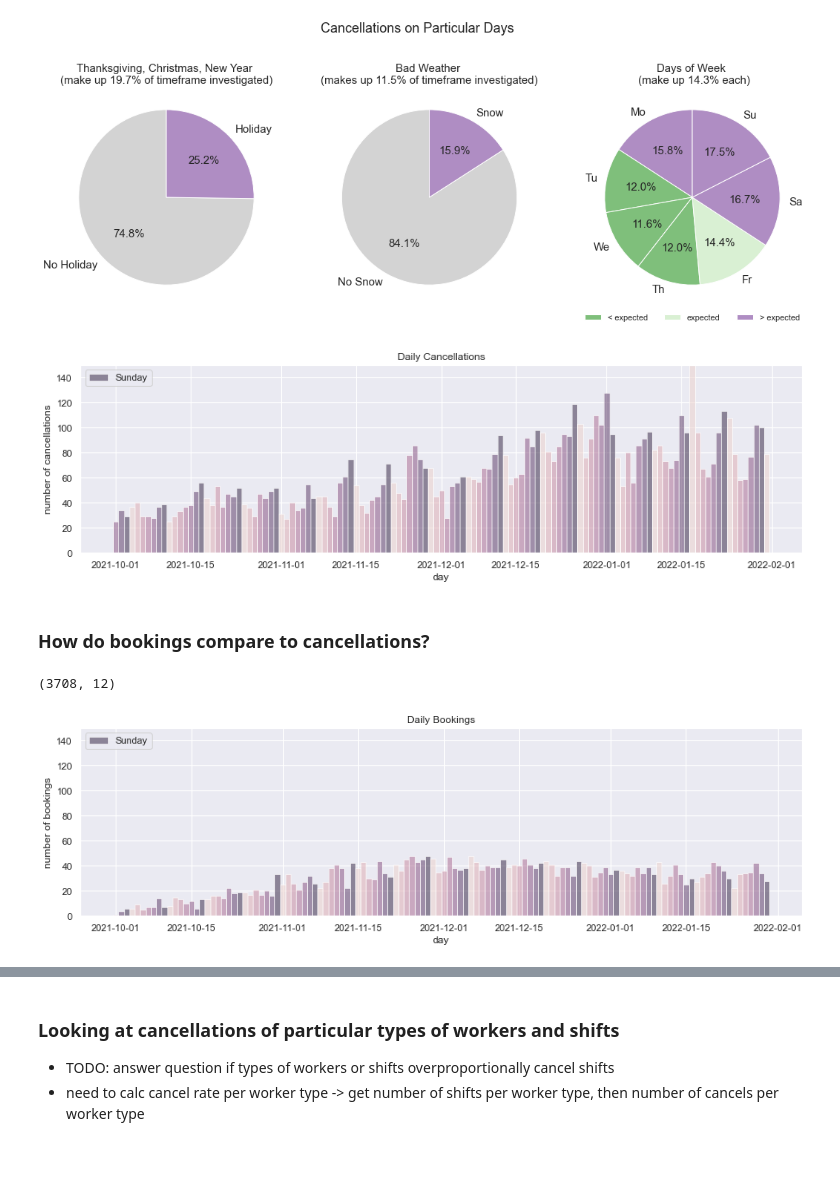
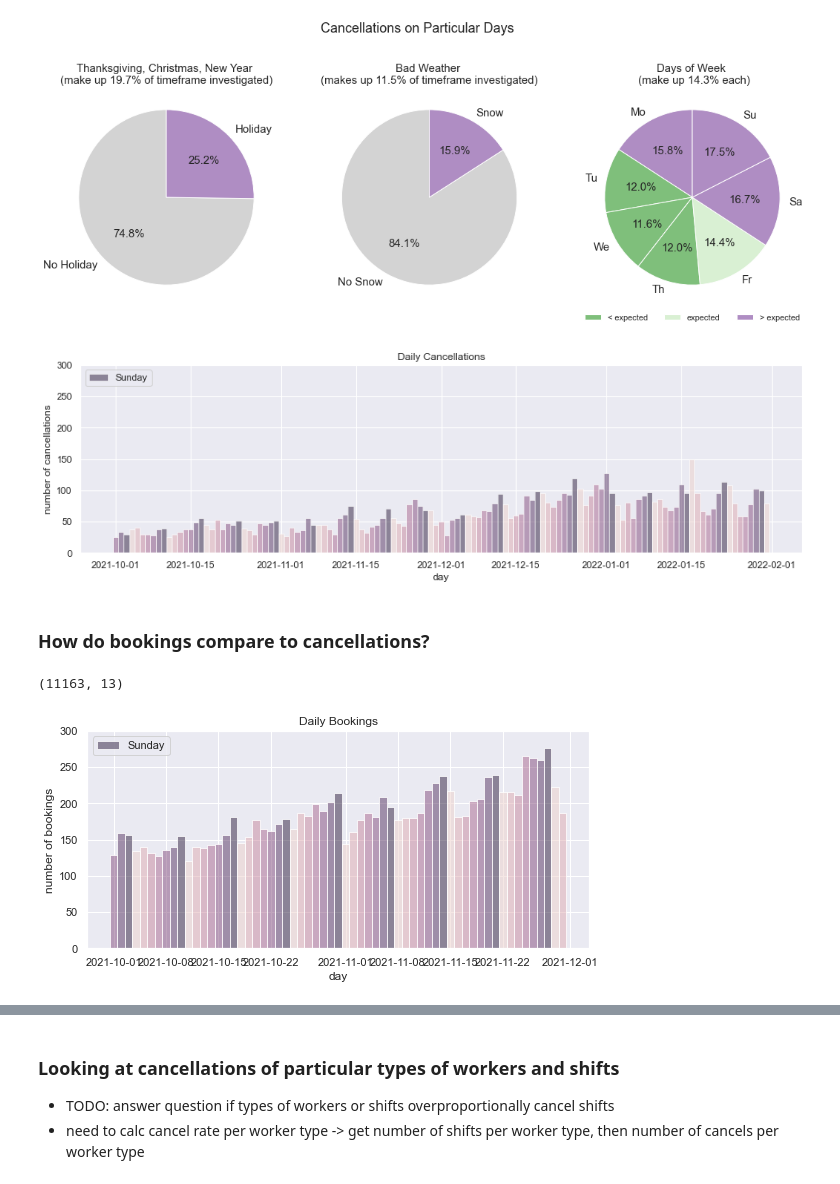
Before and after one commit to inaug22/capstone2, a Jupyter notebook: notebooks/HCP_shifts_wrangling+EDA.ipynb, the cells around one changed output, grey strips where cells are left out. Drawn from its saved outputs; the diff is of its cells as text; code cells hidden in the pictures; blank space fills up the shorter version.

```diff
--- a/notebooks/HCP_shifts_wrangling+EDA.ipynb
+++ b/notebooks/HCP_shifts_wrangling+EDA.ipynb
@@ -134,9 +135,12 @@ df_bookings.rename(columns=colNames, inplace=True)
 df_bookings['created_at_book'] = pd.to_datetime(df_bookings['created_at_book'], format='mixed')
 df_bookings['dayOfWeek_book'] = df_bookings['created_at_book'].apply(lambda x: x.dayofweek)
 df_bookings['hourOfDay_book'] = df_bookings['created_at_book'].apply(lambda x: x.hour)
-
-df_bookings['shift_datetime_book'] = df_bookings['created_at_book'] + df_bookings['lead_time_book'].apply(lambda x: datetime.timedelta(days = x))
+# FIX: shift_datetime values are way off.... lead_time_book is in hours, not days (also needs to be rounded to whole minutes)
+df_bookings['shift_datetime_book'] = df_bookings['created_at_book'] + df_bookings['lead_time_book'].apply(lambda x: datetime.timedelta(hours = x))
+df_bookings['shift_datetime_book'] = df_bookings['shift_datetime_book'].agg(lambda x : x.round('5min'))
 df_bookings['shift_dayOfWeek_book'] = df_bookings['shift_datetime_book'].apply(lambda x: x.dayofweek)
+# cwitt: added after comparing cancel and book data for modeling prep
+df_bookings['shift_hourOfDay_book'] = df_bookings['shift_datetime_book'].apply(lambda x: x.hour)
 
 # cwitt: not sure how useful this is...
 #Add super user to bookings
@@ -150,3 +154,5 @@ df_bookings.rename(columns={'worker_id_booking_x':'worker_id_booking',
 df_bookings['super_user'] = df_bookings['worker_num_bookings'].apply(lambda x: True if x >= 100 else False) """;
 # cwitt:
 df_bookings['shift_day_book'] = df_bookings['shift_datetime_book'].apply(lambda x: x.date())
+
+df_bookings.head(3)
@@ -200,9 +211,9 @@ df_cancel['under24_ind'] = df_cancel['lead_time_cancel'] < 24
 df_cancel['holiday_shift_ind_cancel'] = df_cancel['shift_start_logs_cancel'].apply(lambda x: True if ((xmas_start <= x <= xmas_end) or (thx_start <= x <= thx_end)) else False ).astype(bool)
 # %%
 #Winter storm indicator for Cleveland, Oh
-start = datetime.datetime(2022, 1, 14) #Snow starts on the 14th, but gets worse early morning of the 16th
-end = datetime.datetime(2022, 1, 28) #Continued to snow through the following week
-df_cancel['weather_shift_ind_cancel'] = df_cancel['shift_start_logs_cancel'].apply(lambda x: True if (start <= x < end) else False )
+snow_start = datetime.datetime(2022, 1, 14) #Snow starts on the 14th, but gets worse early morning of the 16th
+snow_end = datetime.datetime(2022, 1, 28) #Continued to snow through the following week
+df_cancel['weather_shift_ind_cancel'] = df_cancel['shift_start_logs_cancel'].apply(lambda x: True if (snow_start <= x < snow_end) else False )
 # cwitt: again, does it matter if the weather is bad at a time a shift is cancelled?
 # df_cancel['weather_cancel_ind_cancel'] = df_cancel['created_at_cancel'].apply(lambda x: True if (start <= x < end) else False )
 
@@ -614,23 +629,26 @@ c.set_title('Daily Cancellations')
 c.set_xlabel('day')
 c.set_ylabel('number of cancellations')
 sns.move_legend(c, loc='upper left', title=None, labels=['Sunday'])
-plt.ylim(0, 150);
+plt.ylim(0, 300);
 # %% [output]
-[figure, old version]
+[figure, new version]
 # %% [markdown]
 ### How do bookings compare to cancellations?
 # %%
 # compare with bookings - first need to weed out the 1000s additional facilities
 # TODO: create and use df_bookings_67 earlier...
 df_bookings_67 = df_bookings_4mo[df_bookings_4mo.loc[:,'facility_id_book'].isin(df_facilities['facility_id_shift'])]
 print(df_bookings_67.shape)
+sns.set(rc={'figure.figsize':(9,4)})
+# FIX: hues don't line up the same way as in cancellations
 b = sns.histplot(data=df_bookings_67, x='shift_day_book',  binwidth=1, hue='shift_dayOfWeek_book' );
 b.set_title('Daily Bookings')
 b.set_xlabel('day')
 b.set_ylabel('number of bookings')
+# FIX: hues don't line up the same way as in cancellations
 sns.move_legend(b, "upper left", title=None, labels=['Sunday'] );
-plt.ylim(0, 150);
+plt.ylim(0, 300);
 # %% [output]
-(3708, 12)
+(11163, 13)
-[figure, old version]
+[figure, new version]
 # %%
```
Also changed, not shown: parts of 74 cells of this notebook, 1 other file.
